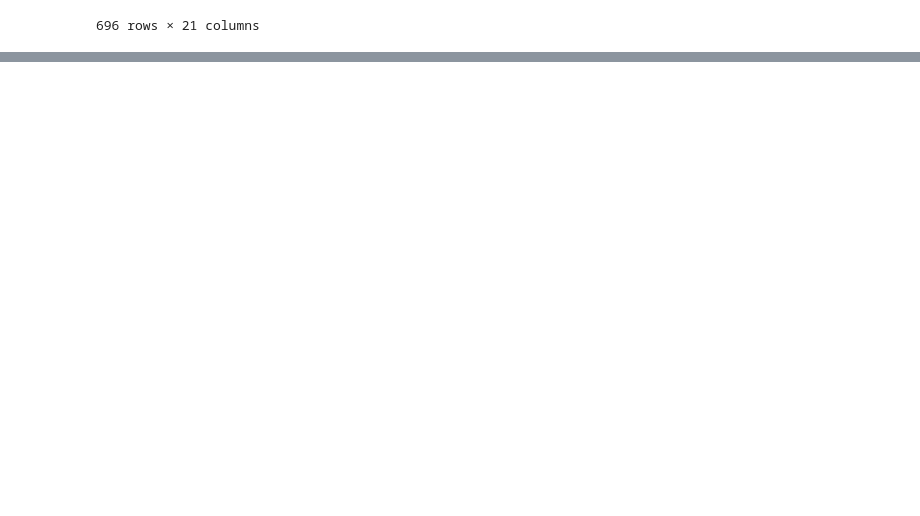
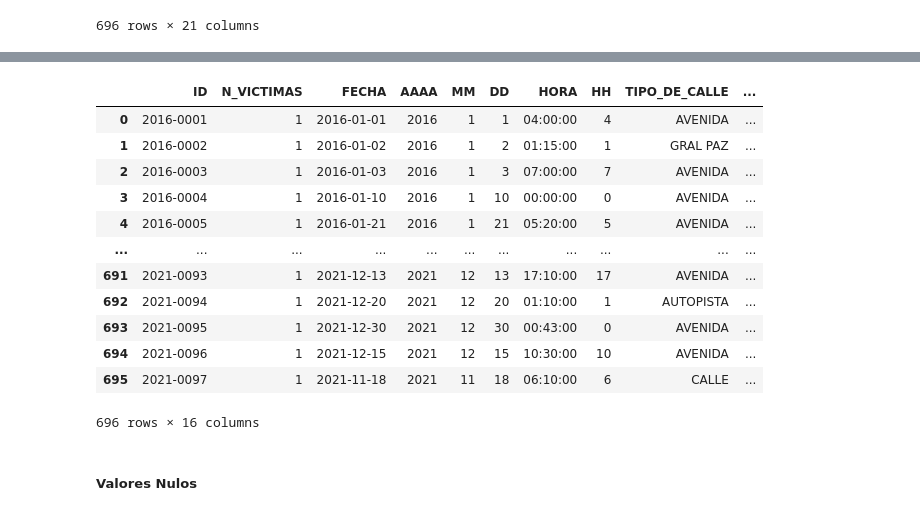
Before and after one commit to PabloSalinas2/Siniestros_Viales_Data_Analysis, a Jupyter notebook: EDA.ipynb, the cells around one changed output, grey strips where cells are left out. Saved outputs shown, nothing was run; the diff lists cells and outputs as text; code cells hidden in the pictures; blank space fills up the shorter version.

```diff
--- a/EDA.ipynb
+++ b/EDA.ipynb
@@ -10,6 +17,6 @@ ruta2='Datos/lesiones.xlsx'
 # %%
-df_homicidios=pd.read_excel(ruta1)
-df_homicidios
+homicidios_hechos=pd.read_excel(ruta1,sheet_name='HECHOS')
+homicidios_hechos
 # %% [output]
 |  | ID | N_VICTIMAS | FECHA | AAAA | MM | DD | HORA | HH | LUGAR_DEL_HECHO | ... |
 | 0 | 2016-0001 | 1 | 2016-01-01 | 2016 | 1 | 1 | 04:00:00 | 4 | AV PIEDRA BUENA Y AV FERNANDEZ DE... | ... |
@@ -26,0 +58,19 @@ df_homicidios
+# %%
+homicidios_hechos=homicidios_hechos.drop(['LUGAR_DEL_HECHO','Calle','Altura','Cruce','PARTICIPANTES'],axis=1)
+homicidios_hechos
+# %% [output]
+|  | ID | N_VICTIMAS | FECHA | AAAA | MM | DD | HORA | HH | TIPO_DE_CALLE | ... |
+| 0 | 2016-0001 | 1 | 2016-01-01 | 2016 | 1 | 1 | 04:00:00 | 4 | AVENIDA | ... |
+| 1 | 2016-0002 | 1 | 2016-01-02 | 2016 | 1 | 2 | 01:15:00 | 1 | GRAL PAZ | ... |
+| 2 | 2016-0003 | 1 | 2016-01-03 | 2016 | 1 | 3 | 07:00:00 | 7 | AVENIDA | ... |
+| 3 | 2016-0004 | 1 | 2016-01-10 | 2016 | 1 | 10 | 00:00:00 | 0 | AVENIDA | ... |
+| 4 | 2016-0005 | 1 | 2016-01-21 | 2016 | 1 | 21 | 05:20:00 | 5 | AVENIDA | ... |
+| ... | ... | ... | ... | ... | ... | ... | ... | ... | ... | ... |
+| 691 | 2021-0093 | 1 | 2021-12-13 | 2021 | 12 | 13 | 17:10:00 | 17 | AVENIDA | ... |
+| 692 | 2021-0094 | 1 | 2021-12-20 | 2021 | 12 | 20 | 01:10:00 | 1 | AUTOPISTA | ... |
+| 693 | 2021-0095 | 1 | 2021-12-30 | 2021 | 12 | 30 | 00:43:00 | 0 | AVENIDA | ... |
+| 694 | 2021-0096 | 1 | 2021-12-15 | 2021 | 12 | 15 | 10:30:00 | 10 | AVENIDA | ... |
+| 695 | 2021-0097 | 1 | 2021-11-18 | 2021 | 11 | 18 | 06:10:00 | 6 | CALLE | ... |
+696 rows × 16 columns
+# %% [markdown]
+##### Valores Nulos
```
Also changed, not shown: parts of 85 cells of this notebook.
